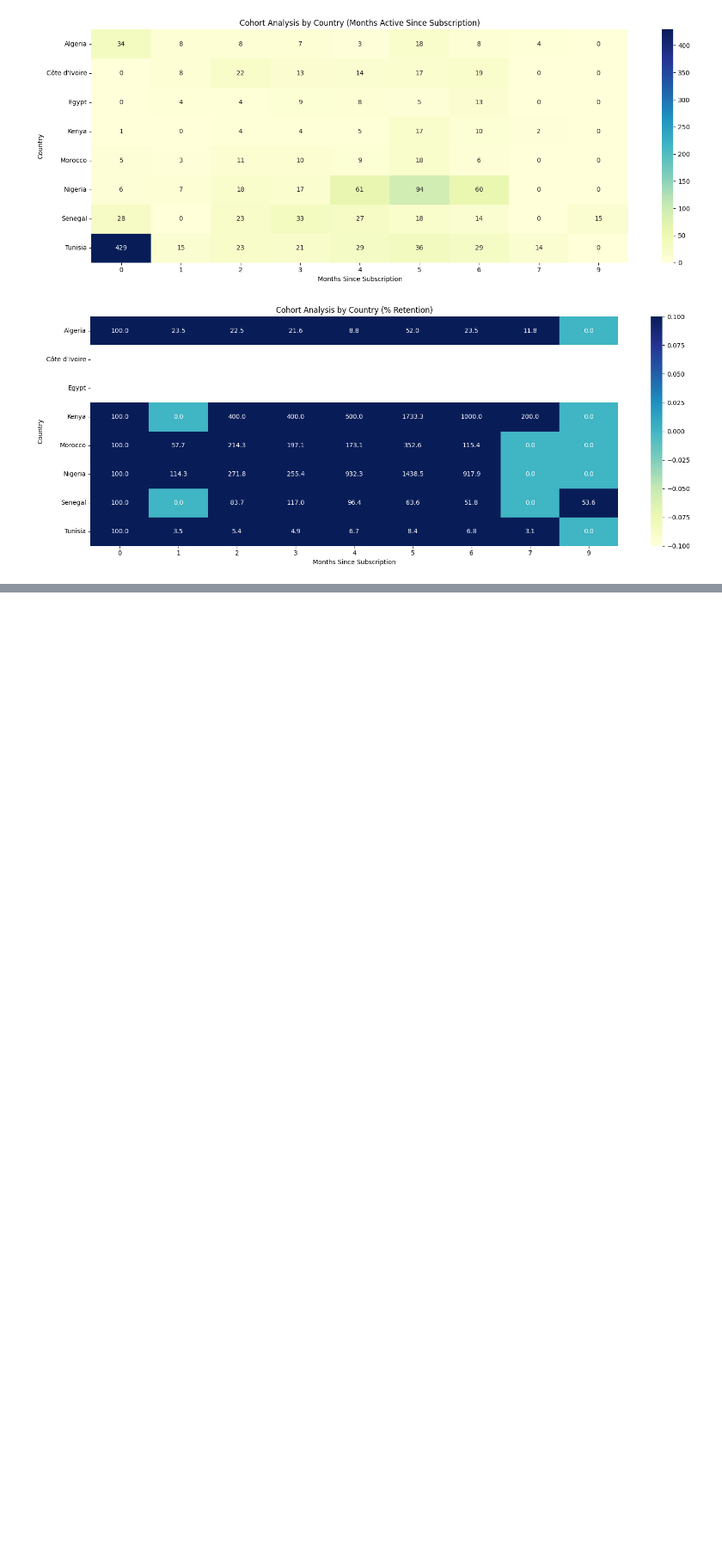
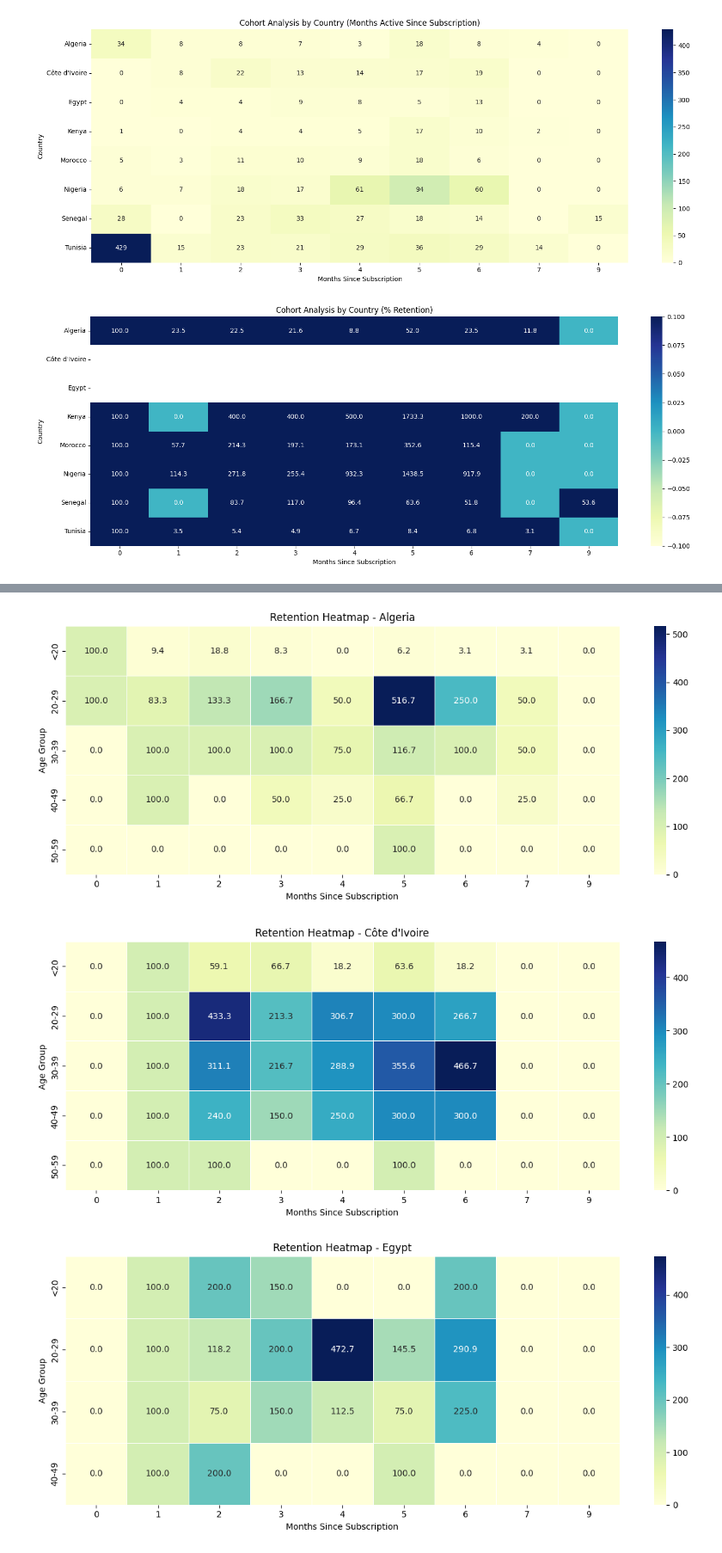
Before and after one commit to MayyaraHY/gomycode-etl-graph-dashboard, a Jupyter notebook: etl_task.ipynb, the cells around one changed output, grey strips where cells are left out. Shown at 86% size. Drawn from its saved outputs; the diff is of its cells as text; code cells hidden in the pictures; blank space fills up the shorter version.

```diff
--- a/etl_task.ipynb
+++ b/etl_task.ipynb
@@ -472,0 +519,7 @@ plt.show()
+# %%
+#Define age groups
+
+age_bins = [0, 20, 30, 40, 50, 60, 100]
+age_labels = ['<20', '20-29', '30-39', '40-49', '50-59', '60+']
+
+df_cleaned['age_group'] = pd.cut(df_cleaned['age_at_subscription'], bins=age_bins, labels=age_labels, right=False)
@@ -472,0 +635,22 @@ plt.show()
+# %%
+#Fixing multi index issue
+retention_matrix_country_age.index = pd.MultiIndex.from_tuples(
+    retention_matrix_country_age.index, names=['Country', 'age_group']
+)
+# %%
+countries = retention_matrix_country_age.index.get_level_values('Country').unique()
+# %%
+for country in countries:
+    filtered_retention = retention_matrix_country_age.loc[country]
+
+    plt.figure(figsize=(12, 5))
+    sns.heatmap(filtered_retention, annot=True, fmt=".1f", cmap='YlGnBu', linewidths=.5)
+    plt.title(f'Retention Heatmap - {country}')
+    plt.xlabel('Months Since Subscription')
+    plt.ylabel('Age Group')
+    plt.tight_layout()
+    plt.show()
+# %% [output]
+[figure, added]
+[figure, added]
+[figure, added]
```
Also changed, not shown: parts of 54 cells of this notebook.
